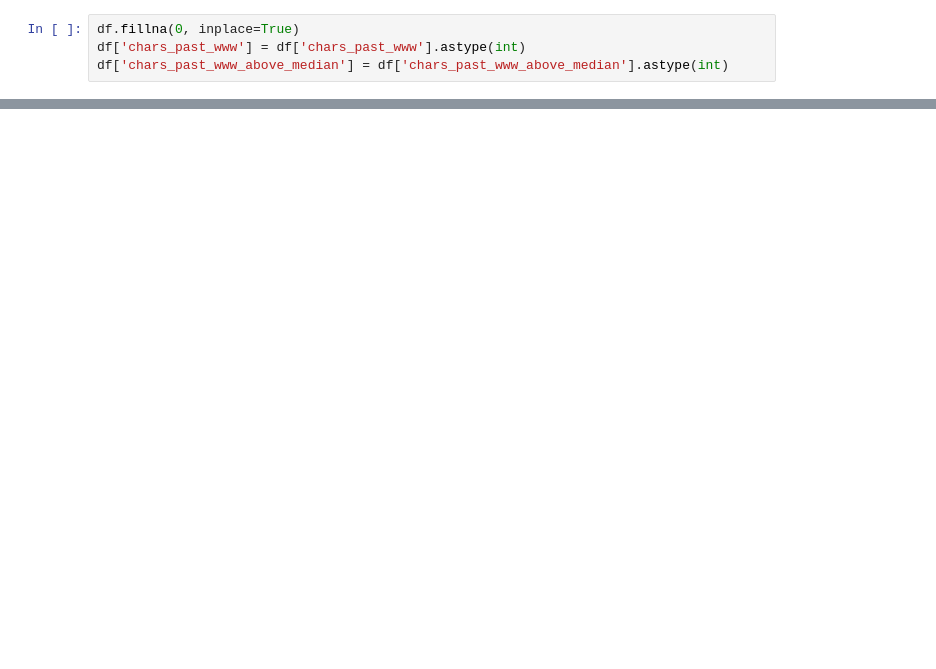
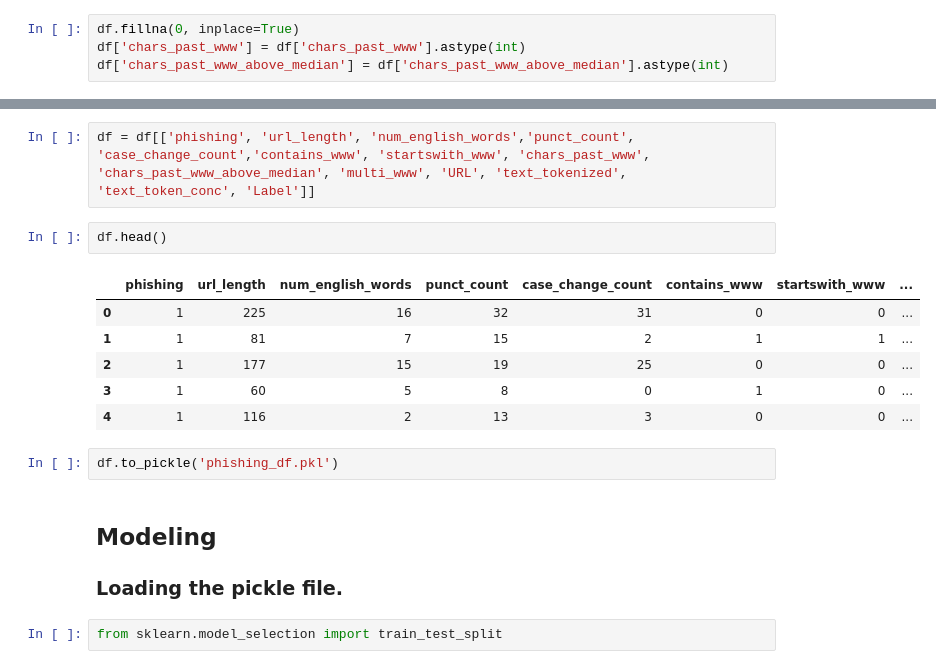
Before and after one commit to Jon-Does-Stats/ML_Phishing_Detection, a Jupyter notebook: Phishing_Detection.ipynb, the cells around one changed output, grey strips where cells are left out. Drawn from its saved outputs; the diff is of its cells as text; blank space fills up the shorter version.

Commit message:
Basic Modeling

```diff
--- a/Phishing_Detection.ipynb
+++ b/Phishing_Detection.ipynb
@@ -392,3 +392,21 @@ df.head()
 | 2 | serviciosbys.com/paypal.cgi.bin.g... | bad | 1 | 177 | [serviciosbys, com, paypal, cgi, ... | serviciosbys com paypal cgi bin g... | 15 | ... |
 | 3 | mail.printakid.com/www.online.ame... | bad | 1 | 60 | [mail, printakid, com, www, onlin... | mail printakid com www online ame... | 5 | ... |
 | 4 | thewhiskeydregs.com/wp-content/th... | bad | 1 | 116 | [thewhiskeydregs, com, wp, conten... | thewhiskeydregs com wp content th... | 2 | ... |
+# %%
+df = df[['phishing', 'url_length', 'num_english_words','punct_count', 'case_change_count','contains_www', 'startswith_www', 'chars_past_www', 'chars_past_www_above_median', 'multi_www', 'URL', 'text_tokenized', 'text_token_conc', 'Label']]
+# %%
+df.head()
+# %% [output]
+|  | phishing | url_length | num_english_words | punct_count | case_change_count | contains_www | startswith_www | ... |
+| 0 | 1 | 225 | 16 | 32 | 31 | 0 | 0 | ... |
+| 1 | 1 | 81 | 7 | 15 | 2 | 1 | 1 | ... |
+| 2 | 1 | 177 | 15 | 19 | 25 | 0 | 0 | ... |
+| 3 | 1 | 60 | 5 | 8 | 0 | 1 | 0 | ... |
+| 4 | 1 | 116 | 2 | 13 | 3 | 0 | 0 | ... |
+# %%
+df.to_pickle('phishing_df.pkl')
+# %% [markdown]
+## Modeling
+### Loading the pickle file.
+# %%
+from sklearn.model_selection import train_test_split
```
Also changed, not shown: parts of 61 cells of this notebook.
